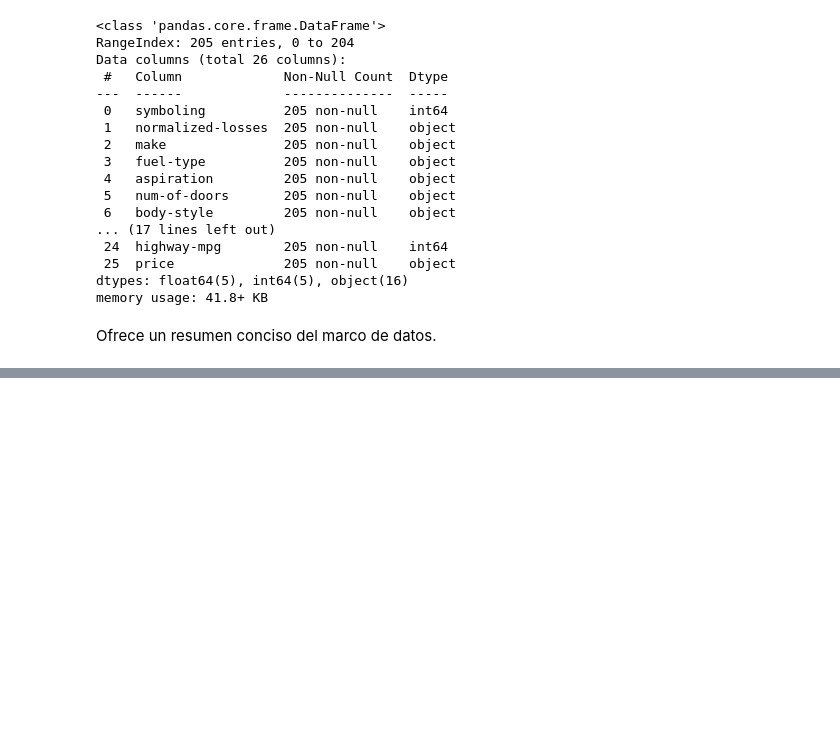
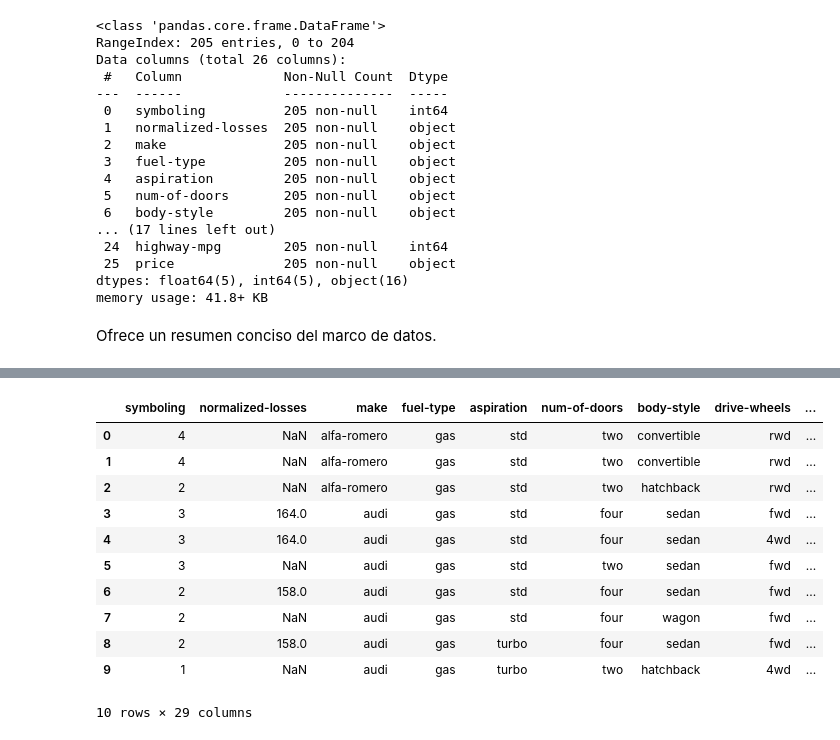
Before and after one commit to HDanny7/CDP, a Jupyter notebook: Senatec/Analisis de Datos/ejemplo.ipynb, the cells around one changed output, grey strips where cells are left out. Drawn from its saved outputs; the diff is of its cells as text; code cells hidden in the pictures; blank space fills up the shorter version.

```diff
--- a/Senatec/Analisis de Datos/ejemplo.ipynb
+++ b/Senatec/Analisis de Datos/ejemplo.ipynb
@@ -150,0 +250,3 @@ Ofrece un resumen conciso del marco de datos.
+# %%
+df['length'] = df['length'] / df['length'].max()
+df['length']
@@ -150,0 +268,3 @@ Ofrece un resumen conciso del marco de datos.
+# %%
+df['length'] = (df['length'] - df['length'].min()) / (df['length'].max() - df['length'].min())
+df['length']
@@ -150,0 +286,3 @@ Ofrece un resumen conciso del marco de datos.
+# %%
+df['length'] = (df['length'] - df['length'].mean()) / df['length'].std()
+df['length']
@@ -150,0 +304,5 @@ Ofrece un resumen conciso del marco de datos.
+# %%
+interv = np.linspace(min(df['price']), max(df['price']), 4)
+group_names = ['Low', 'Medium', 'High']
+df['price_category'] = pd.cut(df['price'], bins=interv, labels=group_names, include_lowest=True)
+df['price_category']
@@ -150,0 +325,17 @@ Ofrece un resumen conciso del marco de datos.
+# %%
+dummies = pd.get_dummies(df['fuel-type'], prefix='fuel-type').astype(int)
+df = pd.concat([df, dummies], axis=1)
+df.head(10)
+# %% [output]
+|  | symboling | normalized-losses | make | fuel-type | aspiration | num-of-doors | body-style | drive-wheels | ... |
+| 0 | 4 | NaN | alfa-romero | gas | std | two | convertible | rwd | ... |
+| 1 | 4 | NaN | alfa-romero | gas | std | two | convertible | rwd | ... |
+| 2 | 2 | NaN | alfa-romero | gas | std | two | hatchback | rwd | ... |
+| 3 | 3 | 164.0 | audi | gas | std | four | sedan | fwd | ... |
+| 4 | 3 | 164.0 | audi | gas | std | four | sedan | 4wd | ... |
+| 5 | 3 | NaN | audi | gas | std | two | sedan | fwd | ... |
+| 6 | 2 | 158.0 | audi | gas | std | four | sedan | fwd | ... |
+| 7 | 2 | NaN | audi | gas | std | four | wagon | fwd | ... |
+| 8 | 2 | 158.0 | audi | gas | turbo | four | sedan | fwd | ... |
+| 9 | 1 | NaN | audi | gas | turbo | two | hatchback | 4wd | ... |
+10 rows × 29 columns
```
Also changed, not shown: parts of 23 cells of this notebook.
